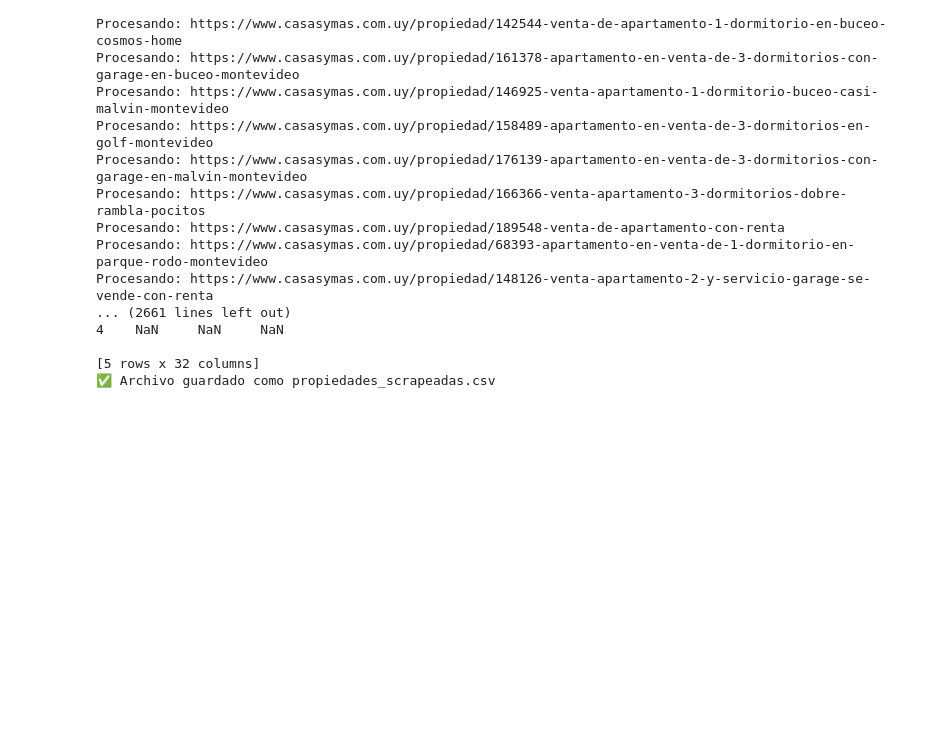
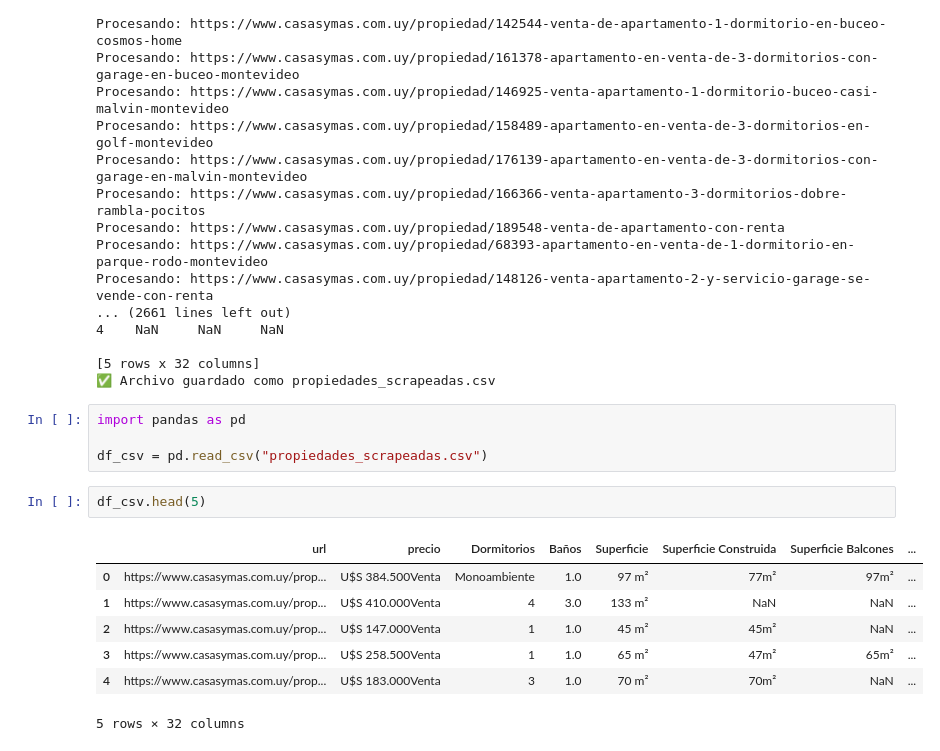
Before and after one commit to feliperenom/tesis-mcd-inm, a Jupyter notebook: src/codes/scrap_casas+.ipynb, the cells around one changed output. Drawn from its saved outputs; the diff is of its cells as text; blank space fills up the shorter version.

```diff
--- a/src/codes/scrap_casas+.ipynb
+++ b/src/codes/scrap_casas+.ipynb
@@ -120,3 +121,17 @@ Procesando: https://www.casasymas.com.uy/propiedad/148126-venta-apartamento-2-y-
 
 [5 rows x 32 columns]
 ✅ Archivo guardado como propiedades_scrapeadas.csv
+# %%
+import pandas as pd
+
+df_csv = pd.read_csv("propiedades_scrapeadas.csv")
+# %%
+df_csv.head(5)
+# %% [output]
+|  | url | precio | Dormitorios | Baños | Superficie | Superficie Construida | Superficie Balcones | ... |
+| 0 | https://www.casasymas.com.uy/prop... | U$S 384.500Venta | Monoambiente | 1.0 | 97 m² | 77m² | 97m² | ... |
+| 1 | https://www.casasymas.com.uy/prop... | U$S 410.000Venta | 4 | 3.0 | 133 m² | NaN | NaN | ... |
+| 2 | https://www.casasymas.com.uy/prop... | U$S 147.000Venta | 1 | 1.0 | 45 m² | 45m² | NaN | ... |
+| 3 | https://www.casasymas.com.uy/prop... | U$S 258.500Venta | 1 | 1.0 | 65 m² | 47m² | 65m² | ... |
+| 4 | https://www.casasymas.com.uy/prop... | U$S 183.000Venta | 3 | 1.0 | 70 m² | 70m² | NaN | ... |
+5 rows × 32 columns
```
Also changed, not shown: parts of 1 cell of this notebook, 5 other files.
